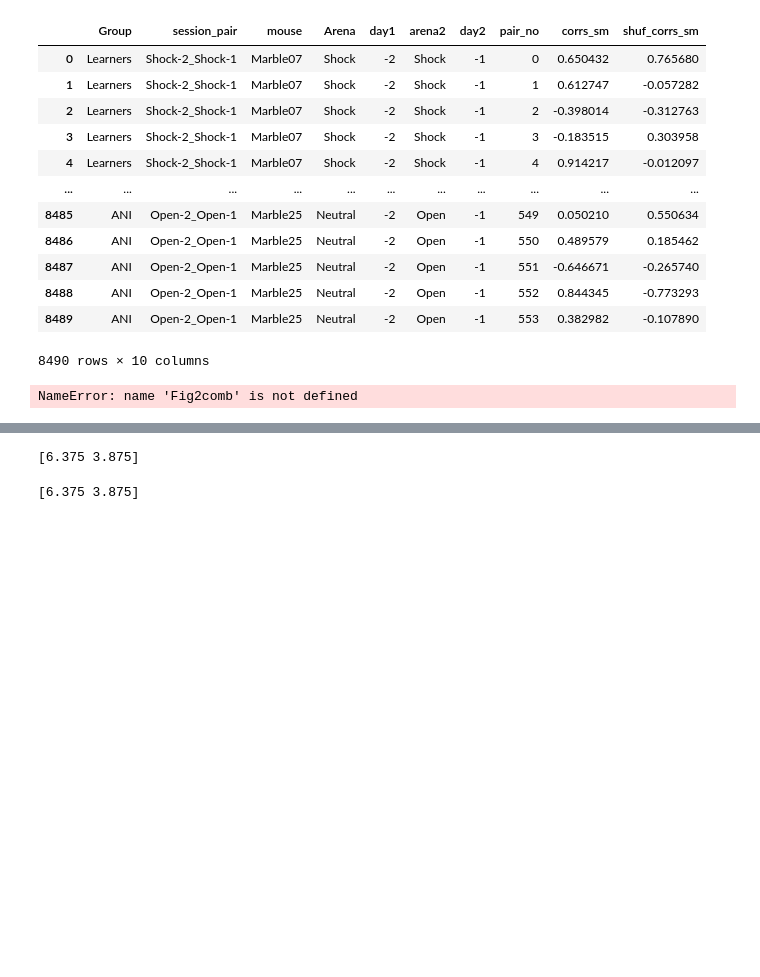
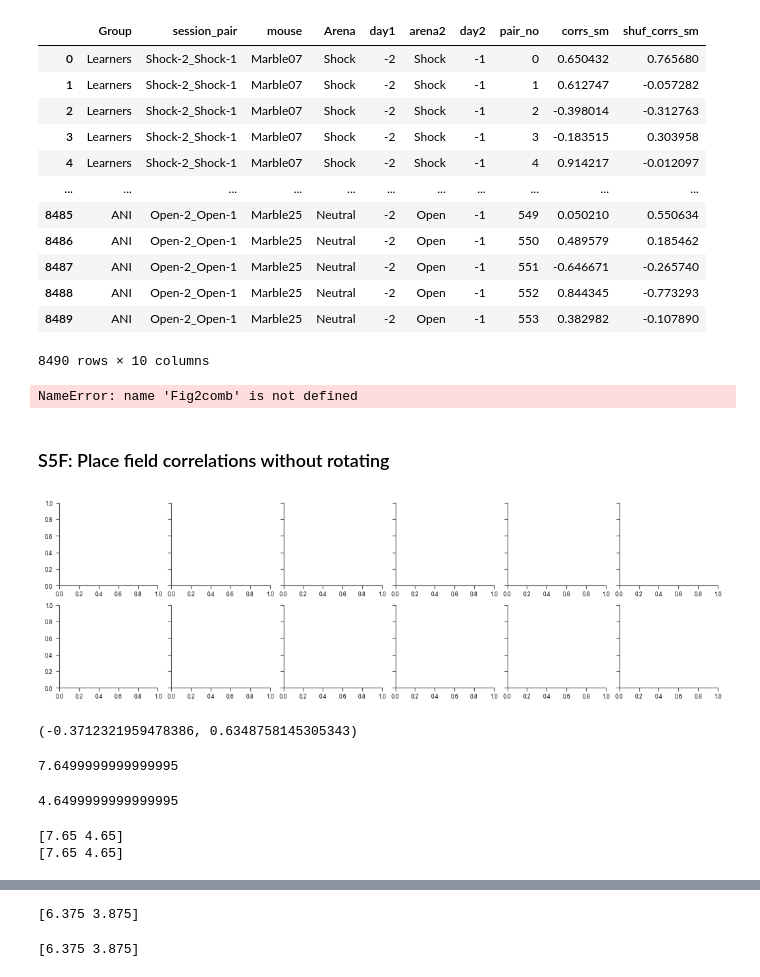
Before and after one commit to nkinsky/Eraser, a Jupyter notebook: Notebooks/Figure2_and_S4-5.ipynb, the cells around one changed output, grey strips where cells are left out. Cells and saved outputs as stored; diff of their text form; code cells hidden in the pictures; blank space fills up the shorter version.

```diff
--- a/Notebooks/Figure2_and_S4-5.ipynb
+++ b/Notebooks/Figure2_and_S4-5.ipynb
@@ -1294,3 +1348,33 @@ for varname, epoch_name, a in zip(["before", "before_after", "after", "after2",
 Fig2.fig
 # %% [output]
 NameError: name 'Fig2comb' is not defined
+# %% [markdown]
+### S5F: Place field correlations without rotating
+# %%
+figt, axt = plt.subplots(2, 6, sharey=True, figsize=(10, 3))
+# %% [output]
+[figure, added]
+# %%
+axt[0][0].get_ylim()
+# %% [output]
+(-0.3712321959478386, 0.6348758145305343)
+# %%
+6.375*1.2
+# %% [output]
+7.6499999999999995
+# %%
+3.875*1.2
+# %% [output]
+4.6499999999999995
+# %%
+# Set up main figure plotting
+%matplotlib ipympl
+FigS5 = Fig(num="S5", grid=(4, 5), size=(7.65, 4.65), fontsize=6)
+FigS5stats = Fig(num="Figure S5 stats", grid=(4, 5), size=(7.65, 4.65), fontsize=6)
+print(FigS5.fig.get_size_inches())
+FigS5comb = FigMirror(FigS5, FigS5stats)
+
+print(FigS5.fig.get_size_inches())
+# %% [output]
+[7.65 4.65]
+[7.65 4.65]
```
Also changed, not shown: parts of 12 cells of this notebook.
